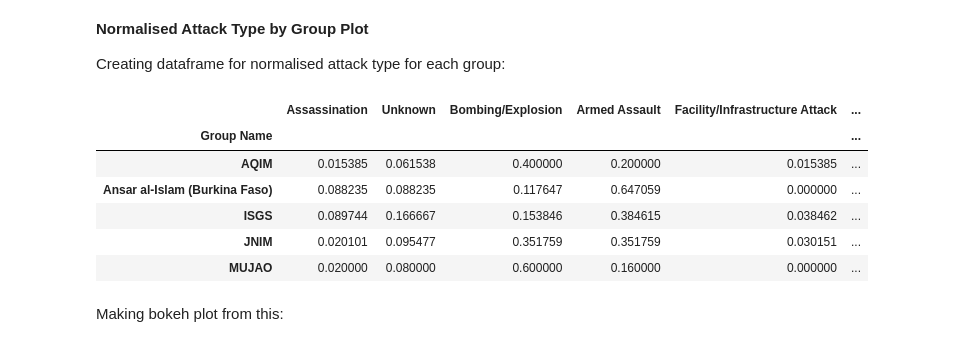
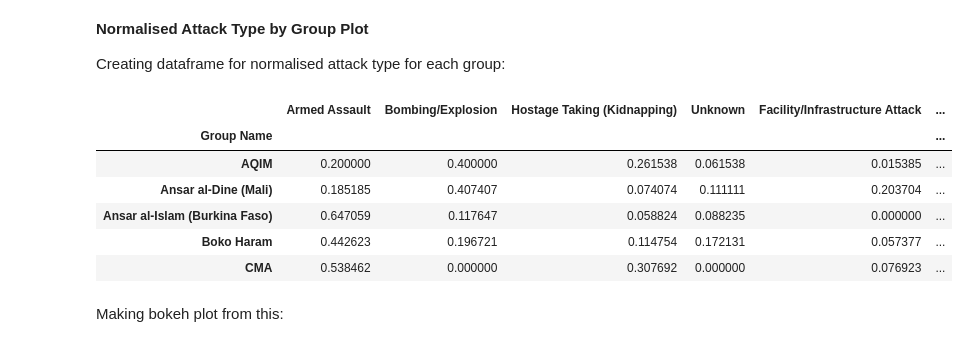
Before and after one commit to maxstalzer/maxstalzer.github.io, a Jupyter notebook: SahelNotebook.ipynb, the cells around one changed output. Cells and saved outputs as stored; diff of their text form; code cells hidden in the pictures.

```diff
--- a/SahelNotebook.ipynb
+++ b/SahelNotebook.ipynb
@@ -271,29 +271,29 @@ Creating dataframe for normalised attack type for each group:
 # %%
 attackTypeNorm = pd.DataFrame()
 attackTypeNorm.index.name = 'Group Name'
 
-attacktypes = Sahel['attacktype1_txt'].unique()
+attacktypes = Sahel.groupby('attacktype1_txt').size().sort_values(ascending=False).index.values
 
 for i in attacktypes:
     attack = Sahel[Sahel['attacktype1_txt'] == i]
     gCount = attack.groupby(attack['GroupID']).size()
     attackTypeNorm[i] = gCount
 
 # Fill NaN values with 0
 attackTypeNorm = attackTypeNorm.fillna(0)
 
 # Divide each row by the sum of the row
 attackTypeNorm = attackTypeNorm.div(attackTypeNorm.sum(axis=1), axis=0)
 
 attackTypeNorm.head()
 # %% [output]
-|  | Assassination | Unknown | Bombing/Explosion | Armed Assault | Facility/Infrastructure Attack | ... |
+|  | Armed Assault | Bombing/Explosion | Hostage Taking (Kidnapping) | Unknown | Facility/Infrastructure Attack | ... |
 | Group Name |  |  |  |  |  | ... |
-| AQIM | 0.015385 | 0.061538 | 0.400000 | 0.200000 | 0.015385 | ... |
-| Ansar al-Islam (Burkina Faso) | 0.088235 | 0.088235 | 0.117647 | 0.647059 | 0.000000 | ... |
-| ISGS | 0.089744 | 0.166667 | 0.153846 | 0.384615 | 0.038462 | ... |
-| JNIM | 0.020101 | 0.095477 | 0.351759 | 0.351759 | 0.030151 | ... |
-| MUJAO | 0.020000 | 0.080000 | 0.600000 | 0.160000 | 0.000000 | ... |
+| AQIM | 0.200000 | 0.400000 | 0.261538 | 0.061538 | 0.015385 | ... |
+| Ansar al-Dine (Mali) | 0.185185 | 0.407407 | 0.074074 | 0.111111 | 0.203704 | ... |
+| Ansar al-Islam (Burkina Faso) | 0.647059 | 0.117647 | 0.058824 | 0.088235 | 0.000000 | ... |
+| Boko Haram | 0.442623 | 0.196721 | 0.114754 | 0.172131 | 0.057377 | ... |
+| CMA | 0.538462 | 0.000000 | 0.307692 | 0.000000 | 0.076923 | ... |
 # %% [markdown]
 Making bokeh plot from this:
 # %%
```
Also changed, not shown: 1 other file.
